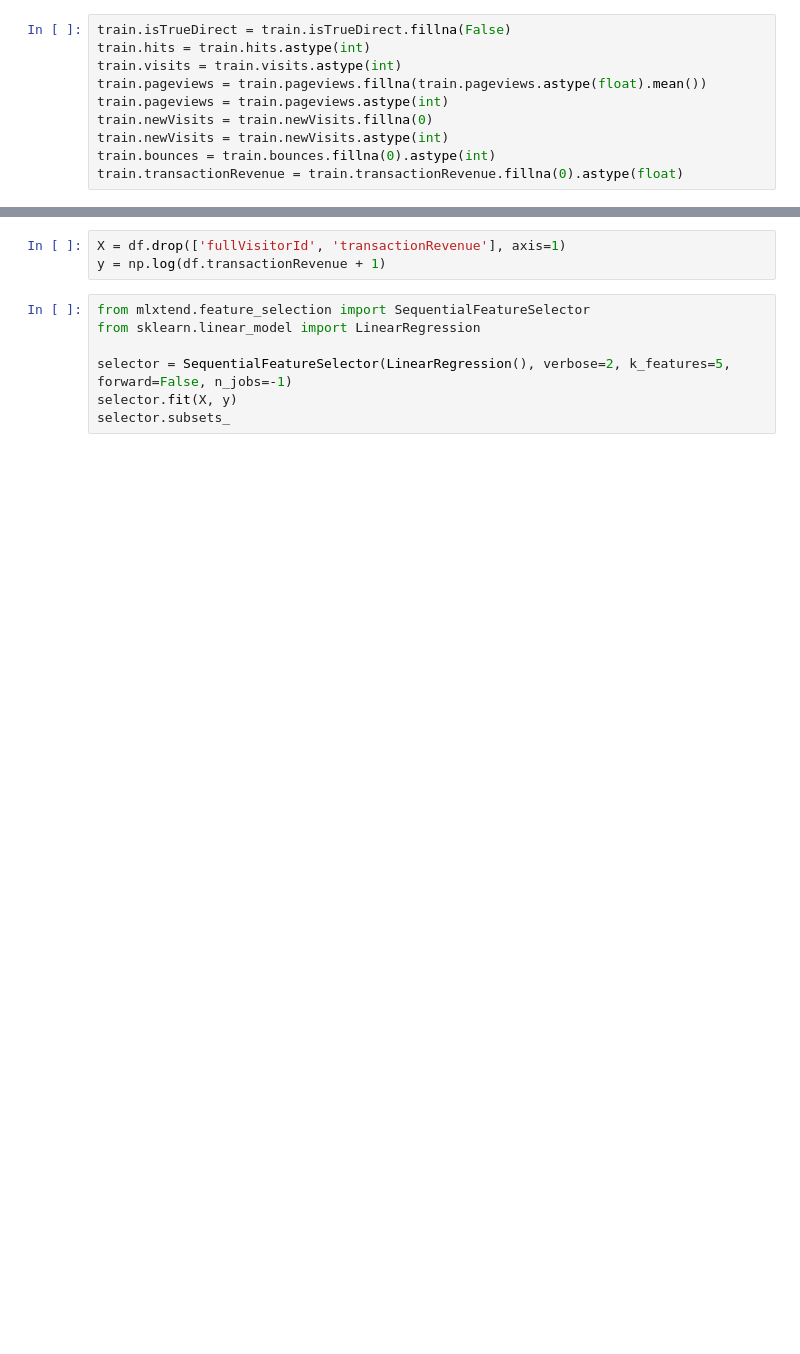
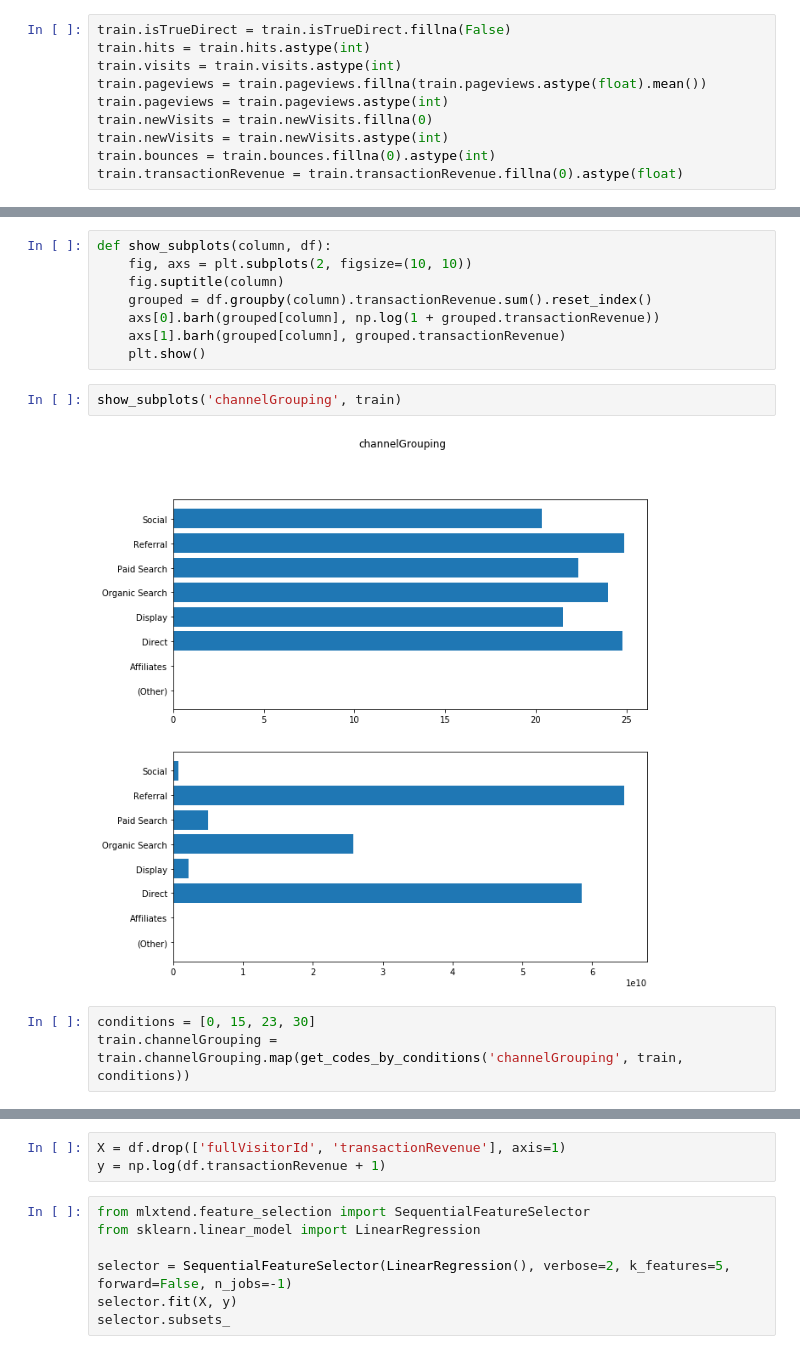
Before and after one commit to Knzaytsev/IntroductionToML, a Jupyter notebook: 3 lab/3 lab.ipynb, the cells around one changed output, grey strips where cells are left out. Drawn from its saved outputs; the diff is of its cells as text; blank space fills up the shorter version.

```diff
--- a/3 lab/3 lab.ipynb
+++ b/3 lab/3 lab.ipynb
@@ -86,0 +125,15 @@ train = train.drop('socialEngagementType', axis=1)
+# %%
+def show_subplots(column, df):
+    fig, axs = plt.subplots(2, figsize=(10, 10))
+    fig.suptitle(column)
+    grouped = df.groupby(column).transactionRevenue.sum().reset_index()
+    axs[0].barh(grouped[column], np.log(1 + grouped.transactionRevenue))
+    axs[1].barh(grouped[column], grouped.transactionRevenue)
+    plt.show()
+# %%
+show_subplots('channelGrouping', train)
+# %% [output]
+[figure, added]
+# %%
+conditions = [0, 15, 23, 30]
+train.channelGrouping = train.channelGrouping.map(get_codes_by_conditions('channelGrouping', train, conditions))
```
Also changed, not shown: parts of 25 cells of this notebook.
